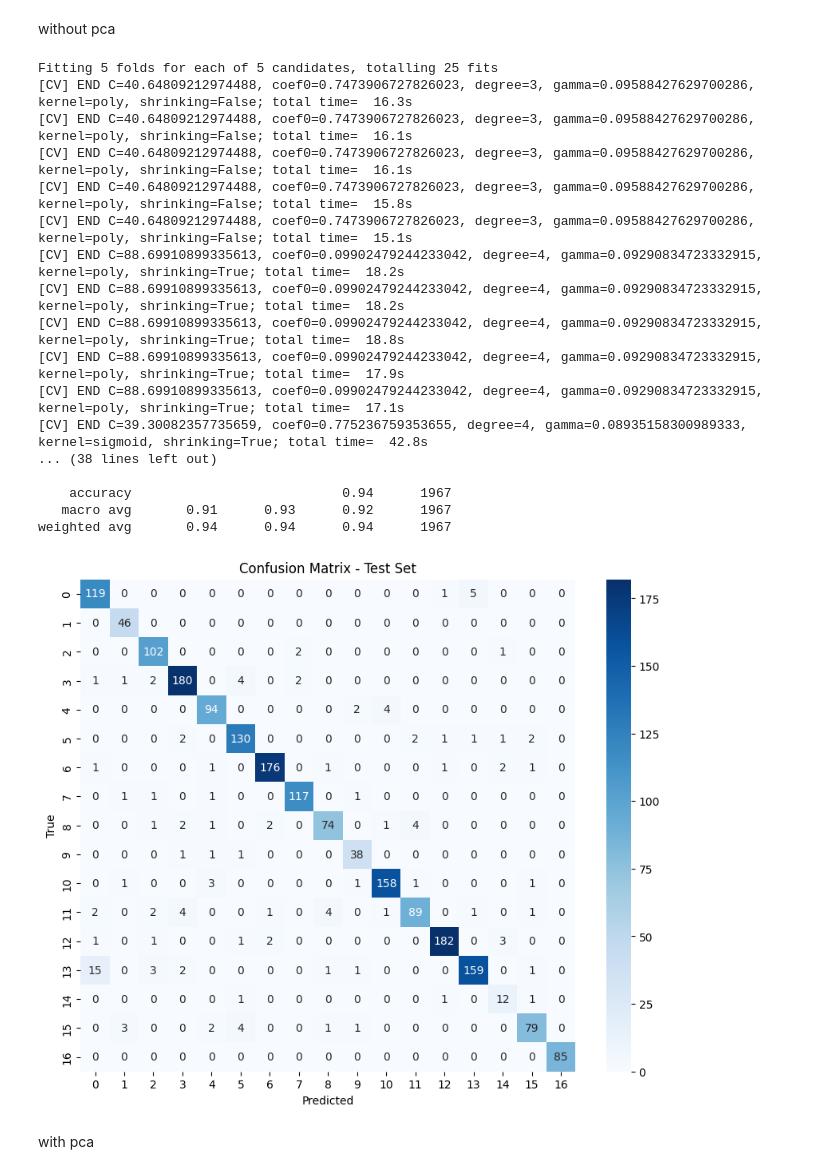
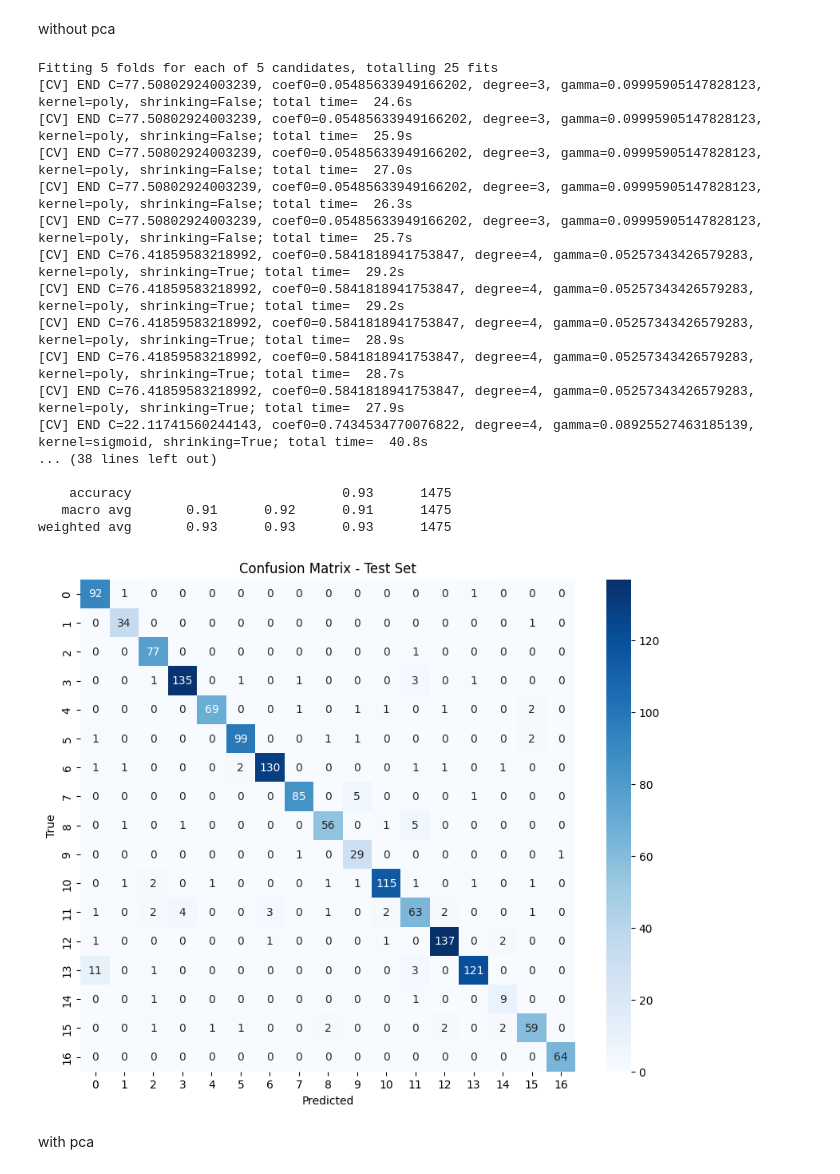
Before and after one commit to vhrollo/inf264_project2, a Jupyter notebook: src/svm_fillip_test.ipynb, the cells around one changed output. Saved outputs shown, nothing was run; the diff lists cells and outputs as text; code cells hidden in the pictures.

```diff
--- a/src/svm_fillip_test.ipynb
+++ b/src/svm_fillip_test.ipynb
@@ -21,8 +23,12 @@ random.seed(seed)
 dataset = np.load('../data/dataset.npz')
 X, y = dataset['X'], dataset['y']
 
-X_train, X_test, y_train, y_test = train_test_split(
-    X, y, train_size=0.8, random_state=seed, stratify=y
+X_train, X_tmp, y_train, y_tmp = train_test_split(
+    X, y, train_size=0.7, random_state=seed, stratify=y
+)
+
+X_val, X_test, y_val, y_test = train_test_split(
+    X_tmp, y_tmp, train_size=0.5, random_state=seed, stratify=y_tmp
 )
 
 X_train, y_train = generate_balanced_data(X_train, y_train, seed=seed)
@@ -38,12 +36,14 @@ X_train, y_train = generate_balanced_data(X_train, y_train, seed=seed)
 without pca
 # %%
 # using a simpler color cutoff
-X_train_cutoff = color_cutoff(X_train, black_cutoff=90, white_cutoff=230)
-X_test_cutoff = color_cutoff(X_test, black_cutoff=90, white_cutoff=230)
+X_train_cutoff = hog_features(X_train)
+X_val_cutoff = hog_features(X_val)
+X_test_cutoff = hog_features(X_test)
 
 # built in 0-1 scaler
 scaler = MinMaxScaler()
 X_train_hog_scaled = scaler.fit_transform(X_train_cutoff)
+X_val_hog_scaled = scaler.transform(X_val_cutoff)
 X_test_hog_scaled = scaler.transform(X_test_cutoff)
 
 uniform_samples = 100
@@ -54,52 +54,53 @@ param_dist = {
     'degree': [2, 3, 4],
     'coef0': np.random.uniform(0, 1, size=uniform_samples),
     'shrinking': [True, False],
 }
 
 svc = SVC(random_state=seed, probability=True)
 random_search = RandomizedSearchCV(
     svc, param_distributions=param_dist, n_iter=5,
     cv=5, n_jobs=1, verbose=2, random_state=seed, scoring='accuracy'
 )
 time_start = time()
 random_search.fit(X_train_hog_scaled, y_train)
+print("---------- training is finished. ----------\n")
 print(f"Random Search took {time() - time_start:.2f} seconds")
 print(f"Best Parameters: {random_search.best_params_}")
 
 best_svc = random_search.best_estimator_
 
-y_test_pred = best_svc.predict(X_test_hog_scaled)
-test_accuracy = accuracy_score(y_test, y_test_pred)
-print(f"Test Accuracy: {test_accuracy:.4f}")
+y_val_pred = best_svc.predict(X_val_hog_scaled)
+val_accuracy = accuracy_score(y_val, y_val_pred)
+print(f"Val Accuracy: {val_accuracy:.4f}")
 
 print("\nClassification Report:")
-print(classification_report(y_test, y_test_pred))
+print(classification_report(y_val, y_val_pred))
 
-cm = confusion_matrix(y_test, y_test_pred)
+cm = confusion_matrix(y_val, y_val_pred)
 plt.figure(figsize=(10, 8))
 sns.heatmap(cm, annot=True, fmt='d', cmap='Blues')
 plt.title('Confusion Matrix - Test Set')
 plt.xlabel('Predicted')
 plt.ylabel('True')
 plt.show()
 # %% [output]
 Fitting 5 folds for each of 5 candidates, totalling 25 fits
-[CV] END C=40.64809212974488, coef0=0.7473906727826023, degree=3, gamma=0.09588427629700286, kernel=poly, shrinking=False; total time=  16.3s
-[CV] END C=40.64809212974488, coef0=0.7473906727826023, degree=3, gamma=0.09588427629700286, kernel=poly, shrinking=False; total time=  16.1s
-[CV] END C=40.64809212974488, coef0=0.7473906727826023, degree=3, gamma=0.09588427629700286, kernel=poly, shrinking=False; total time=  16.1s
-[CV] END C=40.64809212974488, coef0=0.7473906727826023, degree=3, gamma=0.09588427629700286, kernel=poly, shrinking=False; total time=  15.8s
-[CV] END C=40.64809212974488, coef0=0.7473906727826023, degree=3, gamma=0.09588427629700286, kernel=poly, shrinking=False; total time=  15.1s
-[CV] END C=88.69910899335613, coef0=0.09902479244233042, degree=4, gamma=0.09290834723332915, kernel=poly, shrinking=True; total time=  18.2s
-[CV] END C=88.69910899335613, coef0=0.09902479244233042, degree=4, gamma=0.09290834723332915, kernel=poly, shrinking=True; total time=  18.2s
-[CV] END C=88.69910899335613, coef0=0.09902479244233042, degree=4, gamma=0.09290834723332915, kernel=poly, shrinking=True; total time=  18.8s
-[CV] END C=88.69910899335613, coef0=0.09902479244233042, degree=4, gamma=0.09290834723332915, kernel=poly, shrinking=True; total time=  17.9s
-[CV] END C=88.69910899335613, coef0=0.09902479244233042, degree=4, gamma=0.09290834723332915, kernel=poly, shrinking=True; total time=  17.1s
-[CV] END C=39.30082357735659, coef0=0.775236759353655, degree=4, gamma=0.08935158300989333, kernel=sigmoid, shrinking=True; total time=  42.8s
+[CV] END C=77.50802924003239, coef0=0.05485633949166202, degree=3, gamma=0.09995905147828123, kernel=poly, shrinking=False; total time=  24.6s
+[CV] END C=77.50802924003239, coef0=0.05485633949166202, degree=3, gamma=0.09995905147828123, kernel=poly, shrinking=False; total time=  25.9s
+[CV] END C=77.50802924003239, coef0=0.05485633949166202, degree=3, gamma=0.09995905147828123, kernel=poly, shrinking=False; total time=  27.0s
+[CV] END C=77.50802924003239, coef0=0.05485633949166202, degree=3, gamma=0.09995905147828123, kernel=poly, shrinking=False; total time=  26.3s
+[CV] END C=77.50802924003239, coef0=0.05485633949166202, degree=3, gamma=0.09995905147828123, kernel=poly, shrinking=False; total time=  25.7s
+[CV] END C=76.41859583218992, coef0=0.5841818941753847, degree=4, gamma=0.05257343426579283, kernel=poly, shrinking=True; total time=  29.2s
+[CV] END C=76.41859583218992, coef0=0.5841818941753847, degree=4, gamma=0.05257343426579283, kernel=poly, shrinking=True; total time=  29.2s
+[CV] END C=76.41859583218992, coef0=0.5841818941753847, degree=4, gamma=0.05257343426579283, kernel=poly, shrinking=True; total time=  28.9s
+[CV] END C=76.41859583218992, coef0=0.5841818941753847, degree=4, gamma=0.05257343426579283, kernel=poly, shrinking=True; total time=  28.7s
+[CV] END C=76.41859583218992, coef0=0.5841818941753847, degree=4, gamma=0.05257343426579283, kernel=poly, shrinking=True; total time=  27.9s
+[CV] END C=22.11741560244143, coef0=0.7434534770076822, degree=4, gamma=0.08925527463185139, kernel=sigmoid, shrinking=True; total time=  40.8s
 ... (38 lines left out)
 
-    accuracy                           0.94      1967
-   macro avg       0.91      0.93      0.92      1967
-weighted avg       0.94      0.94      0.94      1967
+    accuracy                           0.93      1475
+   macro avg       0.91      0.92      0.91      1475
+weighted avg       0.93      0.93      0.93      1475
-[figure, old version]
+[figure, new version]
 # %% [markdown]
 with pca
```
Also changed, not shown: parts of 16 cells of this notebook, 3 other files.
